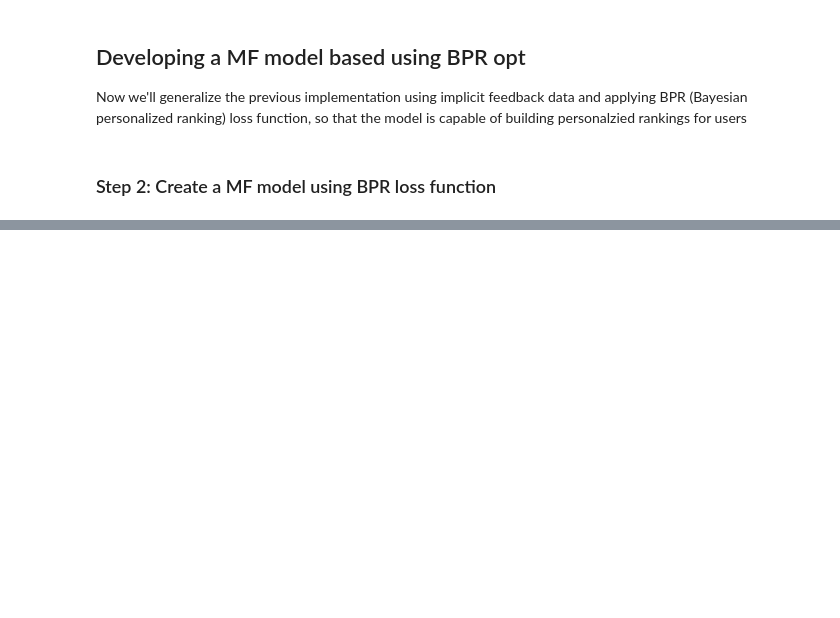
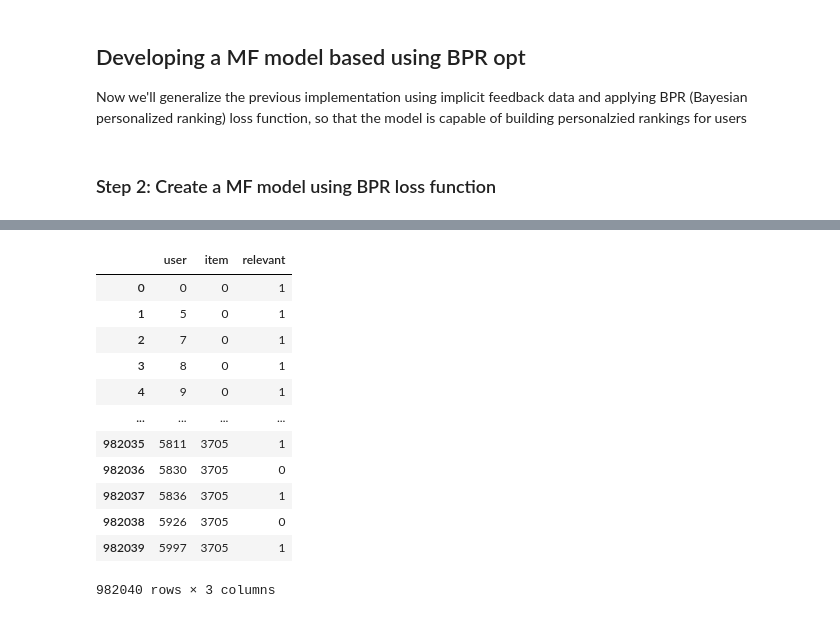
Before and after one commit to caiotda/bpr-mf, a Jupyter notebook: playground.ipynb, the cells around one changed output, grey strips where cells are left out. Cells and saved outputs as stored; diff of their text form; code cells hidden in the pictures; blank space fills up the shorter version.

```diff
--- a/playground.ipynb
+++ b/playground.ipynb
@@ -83,3 +89,19 @@ test_df = interactions.drop(train_df.index)
 
 train_df = train_df.reset_index(drop=True)
 test_df = test_df.reset_index(drop=True)
+# %%
+interactions
+# %% [output]
+|  | user | item | relevant |
+| 0 | 0 | 0 | 1 |
+| 1 | 5 | 0 | 1 |
+| 2 | 7 | 0 | 1 |
+| 3 | 8 | 0 | 1 |
+| 4 | 9 | 0 | 1 |
+| ... | ... | ... | ... |
+| 982035 | 5811 | 3705 | 1 |
+| 982036 | 5830 | 3705 | 0 |
+| 982037 | 5836 | 3705 | 1 |
+| 982038 | 5926 | 3705 | 0 |
+| 982039 | 5997 | 3705 | 1 |
+982040 rows × 3 columns
```
Also changed, not shown: parts of 27 cells of this notebook, 1 other file.
